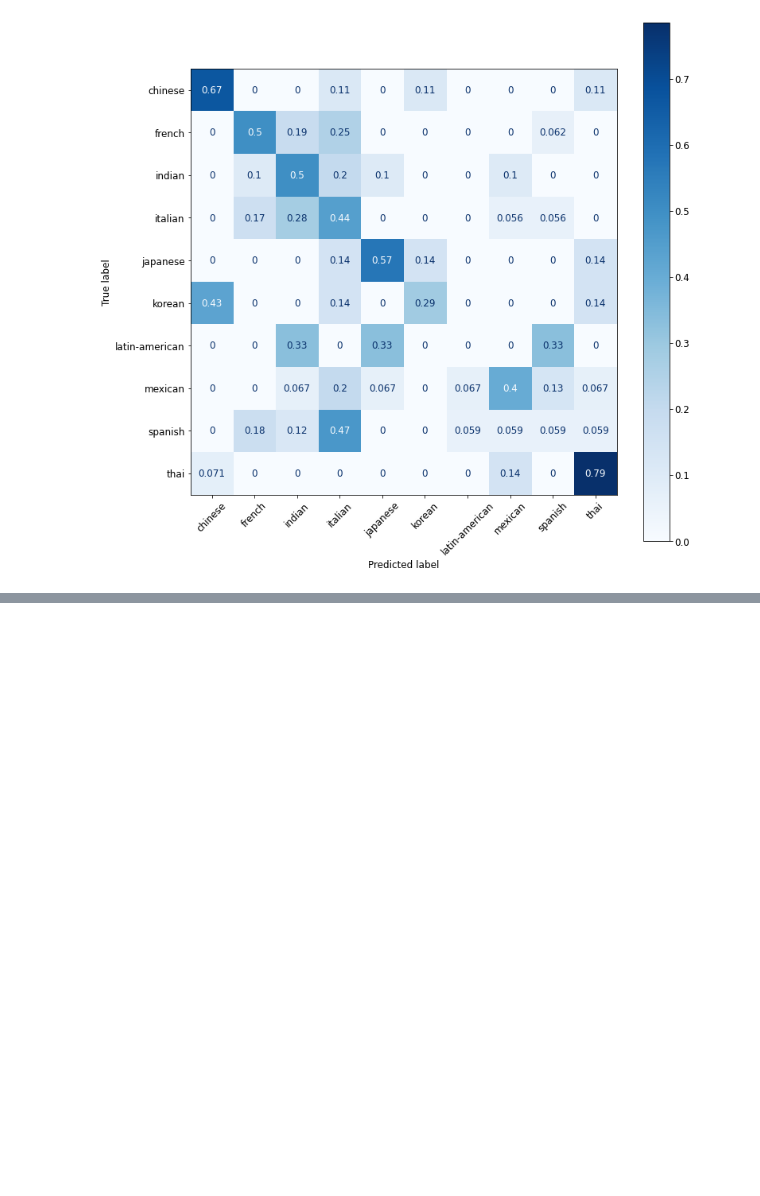
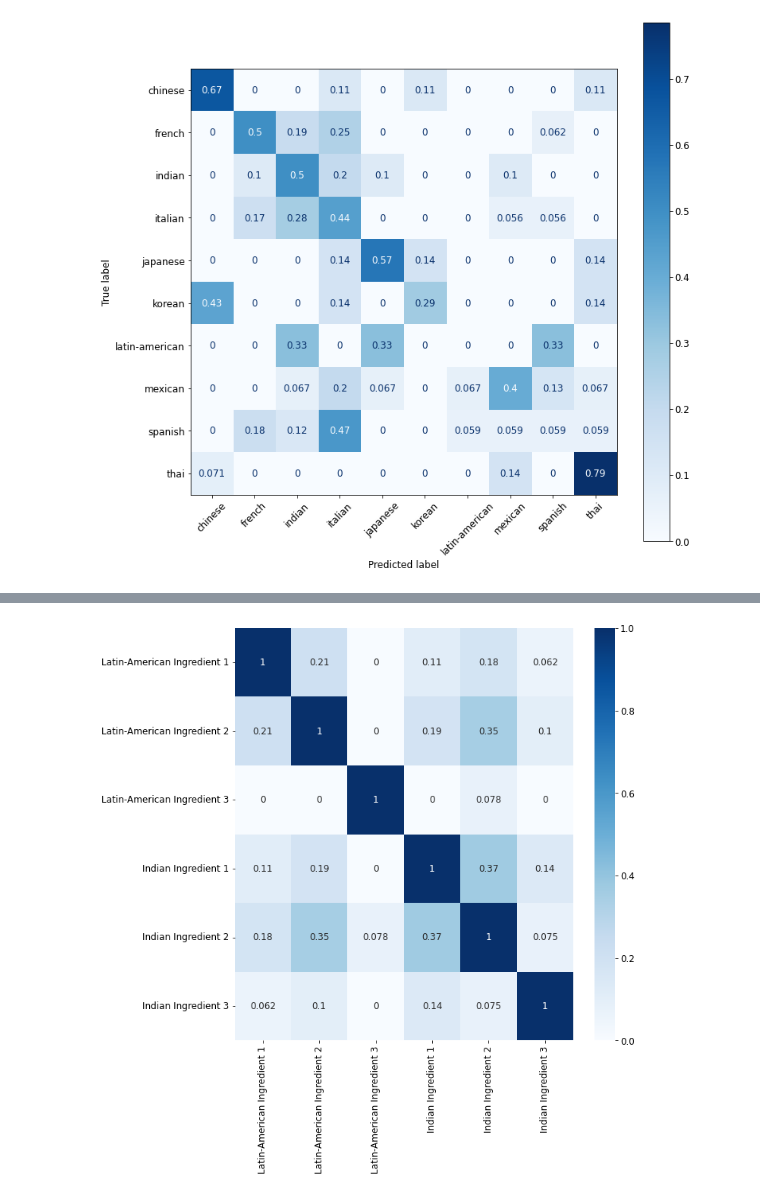
Before and after one commit to serenaliu1/FoodRecipeNLP, a Jupyter notebook: code/Modelling.ipynb, the cells around one changed output, grey strips where cells are left out. Drawn from its saved outputs; the diff is of its cells as text; code cells hidden in the pictures; blank space fills up the shorter version.

Commit message:
updated cosine similarity measures

```diff
--- a/code/Modelling.ipynb
+++ b/code/Modelling.ipynb
@@ -298,0 +261,29 @@ create_heatmap(similarity)
+# %%
+# Reference: https://newscatcherapi.com/blog/ultimate-guide-to-text-similarity-with-python
+from sklearn.feature_extraction.text import CountVectorizer
+latin_ingre_lst = latin_american['Ingredients'].tolist()
+indian_ingre_lst = indian['Ingredients'].tolist()
+lst = latin_ingre_lst + indian_ingre_lst
+
+
+def word_vectorizer(lst):
+    vectorizer = CountVectorizer()
+    X = vectorizer.fit_transform(lst)
+    arr = X.toarray()
+    return arr
+
+vec = word_vectorizer(lst)
+
+
+columns = ['Latin-American Ingredient 1', 'Latin-American Ingredient 2', 'Latin-American Ingredient 3',
+           'Indian Ingredient 1', 'Indian Ingredient 2','Indian Ingredient 3',]
+def create_heatmap(similarity, col_names, cmap = plt.cm.Blues):
+    df = pd.DataFrame(similarity)
+    df.columns = col_names
+    df.index = col_names
+    fig, ax = plt.subplots(figsize=(10,10))
+    sns.heatmap(df, annot = True, cmap=cmap)
+
+create_heatmap(cosine_similarity(vec), columns)
+# %% [output]
+[figure, added]
```
Also changed, not shown: parts of 18 cells of this notebook.
